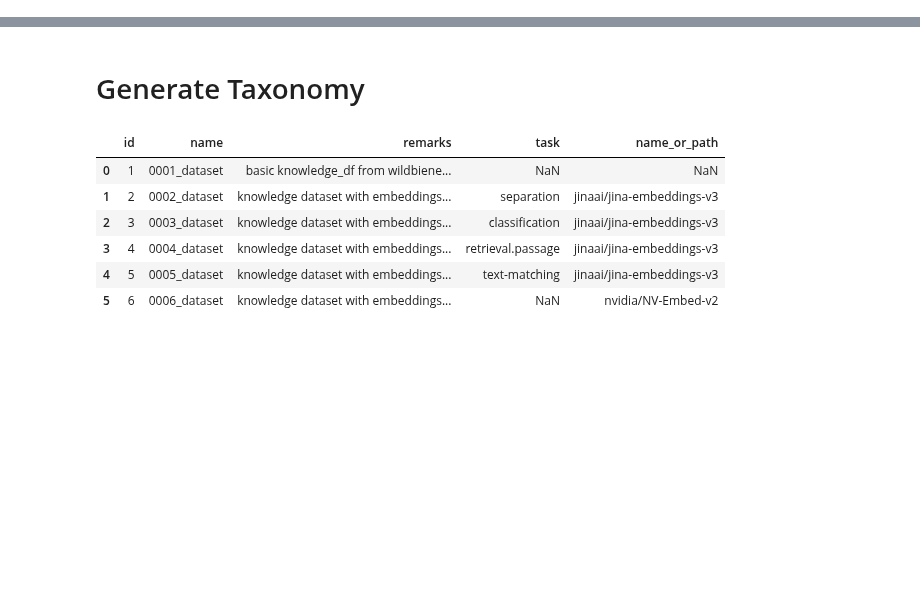
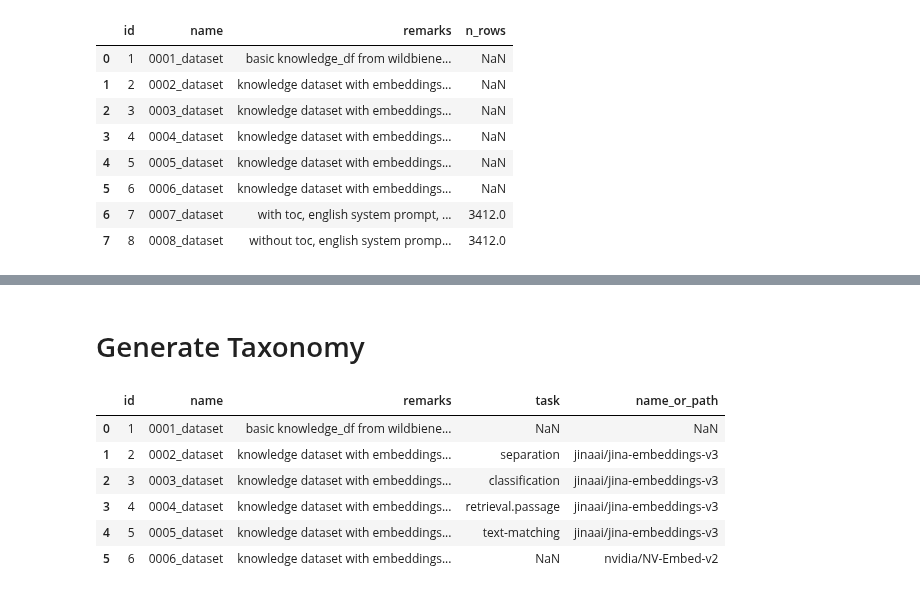
Before and after one commit to fee1ix/beesup_injection_lab, a Jupyter notebook: experiment_notebook.ipynb, the cells around one changed output, grey strips where cells are left out. Saved outputs shown, nothing was run; the diff lists cells and outputs as text; code cells hidden in the pictures; blank space fills up the shorter version.

```diff
--- a/experiment_notebook.ipynb
+++ b/experiment_notebook.ipynb
@@ -123,0 +127,12 @@ llm_pipe.prepare_inference()
+# %%
+BaseDataset.get_overview(keypaths=['remarks','n_rows'])
+# %% [output]
+|  | id | name | remarks | n_rows |
+| 0 | 1 | 0001_dataset | basic knowledge_df from wildbiene... | NaN |
+| 1 | 2 | 0002_dataset | knowledge dataset with embeddings... | NaN |
+| 2 | 3 | 0003_dataset | knowledge dataset with embeddings... | NaN |
+| 3 | 4 | 0004_dataset | knowledge dataset with embeddings... | NaN |
+| 4 | 5 | 0005_dataset | knowledge dataset with embeddings... | NaN |
+| 5 | 6 | 0006_dataset | knowledge dataset with embeddings... | NaN |
+| 6 | 7 | 0007_dataset | with toc, english system prompt, ... | 3412.0 |
+| 7 | 8 | 0008_dataset | without toc, english system promp... | 3412.0 |
```
Also changed, not shown: parts of 18 cells of this notebook, 4 other files.
